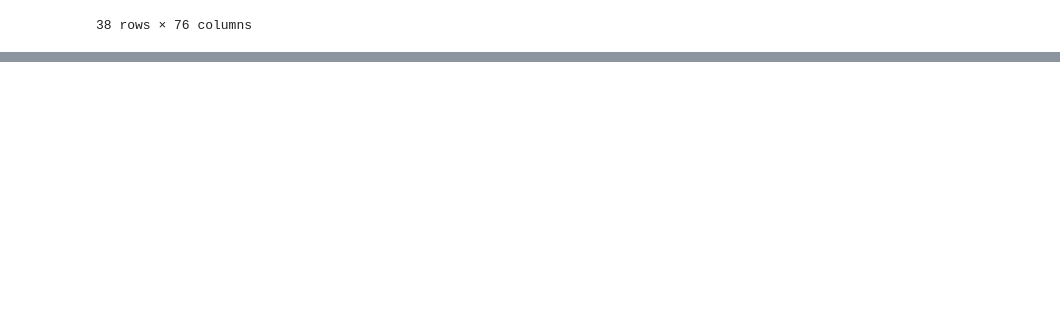
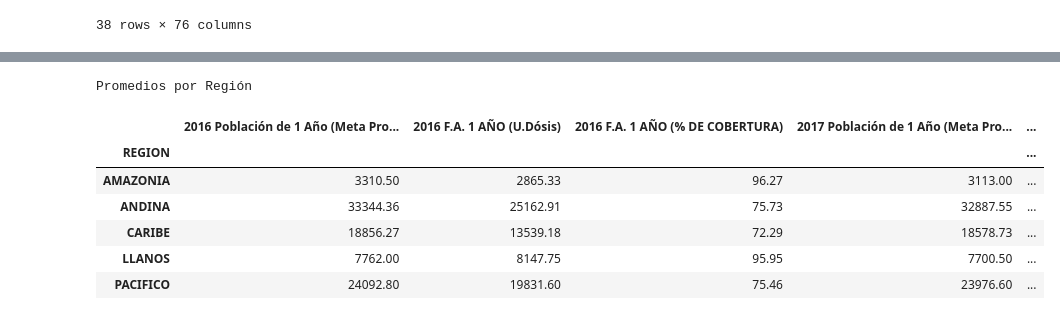
Before and after one commit to NataliaVillegasC/Proyecto2-BI, a Jupyter notebook: FiebreAmarilla2Question.ipynb, the cells around one changed output, grey strips where cells are left out. Saved outputs shown, nothing was run; the diff lists cells and outputs as text; code cells hidden in the pictures; blank space fills up the shorter version.

```diff
--- a/FiebreAmarilla2Question.ipynb
+++ b/FiebreAmarilla2Question.ipynb
@@ -145,3 +145,31 @@ fiebre
 | 35 | VAUPES | 878 | 850 | 96.8 | 862 | ... |
 | 36 | VICHADA | 1875 | 1158 | 61.8 | 1871 | ... |
 | 37 | TOTAL | 745582 | 574664 | 77.1 | 735492 | ... |
+# %%
+# Agrupar por región y calcular el promedio por año
+promedios_por_region = fiebre.groupby('REGION').mean(numeric_only=True)[[
+    '2016 Población de 1 Año (Meta Programática)',
+    '2016 F.A. 1 AÑO (U.Dósis)',
+    '2016 F.A. 1 AÑO (% DE COBERTURA)',
+    '2017 Población de 1 Año (Meta Programática)',
+    '2017 F.A. 1 AÑO (U.Dósis)',
+    '2017 F.A. 1 AÑO (% DE COBERTURA)',
+    '2018 Población de 1 Año (Meta Programática)',
+    '2018 F.A. 1 AÑO (U.Dósis)',
+    '2018 F.A. 1 AÑO (% DE COBERTURA)',
+    '2019 Población de 1 Año (Meta Programática)',
+    '2019 F.A. 1 AÑO (U.Dósis)',
+    '2019 F.A. 1 AÑO (% DE COBERTURA)'
+]]
+
+# Mostrar los resultados
+promedios_por_region.style.format("{:.2f}").set_caption("Promedios por Región")
+# %% [output]
+Promedios por Región
+|  | 2016 Población de 1 Año (Meta Pro... | 2016 F.A. 1 AÑO (U.Dósis) | 2016 F.A. 1 AÑO (% DE COBERTURA) | 2017 Población de 1 Año (Meta Pro... | ... |
+| REGION |  |  |  |  | ... |
+| AMAZONIA | 3310.50 | 2865.33 | 96.27 | 3113.00 | ... |
+| ANDINA | 33344.36 | 25162.91 | 75.73 | 32887.55 | ... |
+| CARIBE | 18856.27 | 13539.18 | 72.29 | 18578.73 | ... |
+| LLANOS | 7762.00 | 8147.75 | 95.95 | 7700.50 | ... |
+| PACIFICO | 24092.80 | 19831.60 | 75.46 | 23976.60 | ... |
```
Also changed, not shown: parts of 2 cells of this notebook, 1 other file.
